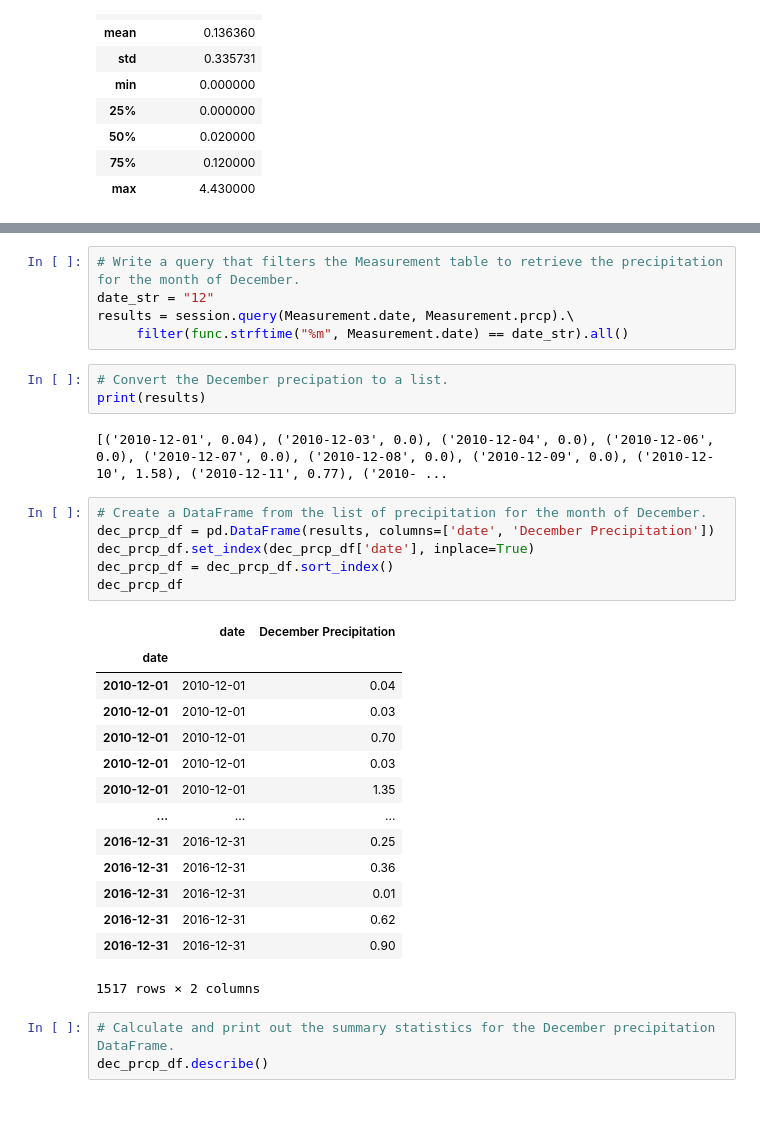
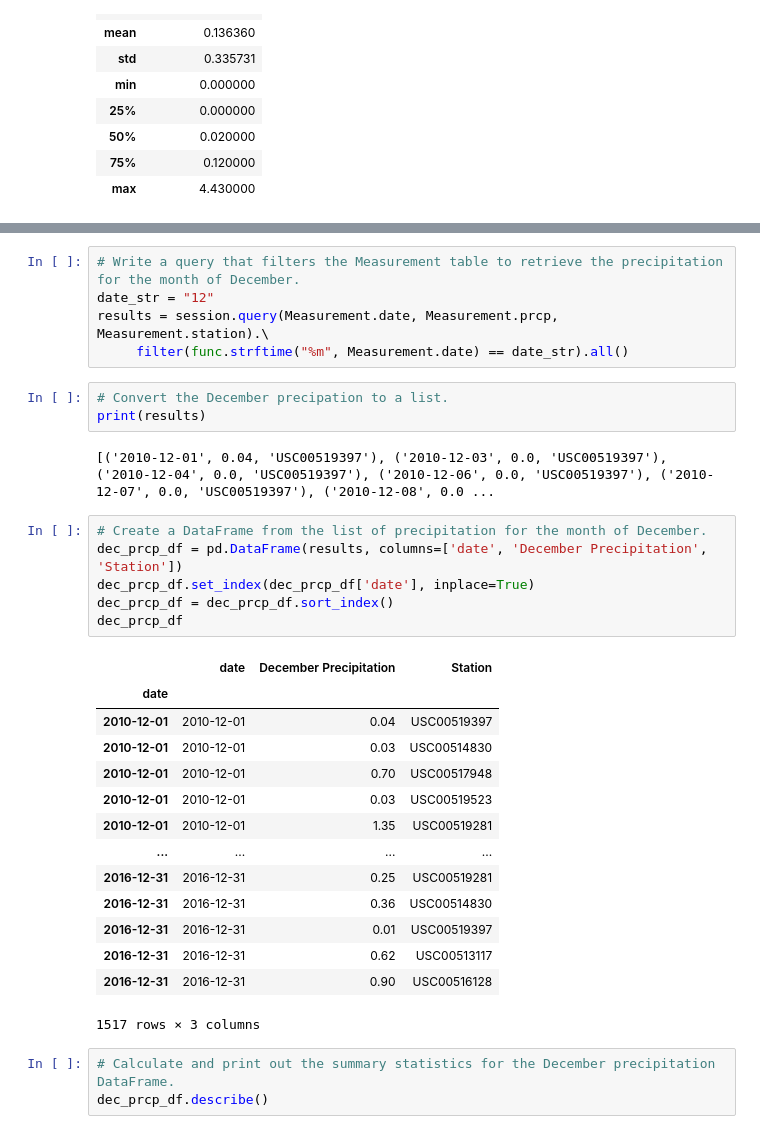
Before and after one commit to frostbrosracing/surfs_up, a Jupyter notebook: SurfsUp_Challenge.ipynb, the cells around one changed output, grey strips where cells are left out. Cells and saved outputs as stored; diff of their text form.

```diff
--- a/SurfsUp_Challenge.ipynb
+++ b/SurfsUp_Challenge.ipynb
@@ -167,34 +181,34 @@ june_prcp_df.describe()
 # %%
 # Write a query that filters the Measurement table to retrieve the precipitation for the month of December.
 date_str = "12"
-results = session.query(Measurement.date, Measurement.prcp).\
+results = session.query(Measurement.date, Measurement.prcp, Measurement.station).\
      filter(func.strftime("%m", Measurement.date) == date_str).all()
 # %%
 # Convert the December precipation to a list.
 print(results)
 # %% [output]
-[('2010-12-01', 0.04), ('2010-12-03', 0.0), ('2010-12-04', 0.0), ('2010-12-06', 0.0), ('2010-12-07', 0.0), ('2010-12-08', 0.0), ('2010-12-09', 0.0), ('2010-12-10', 1.58), ('2010-12-11', 0.77), ('2010- ...
+[('2010-12-01', 0.04, 'USC00519397'), ('2010-12-03', 0.0, 'USC00519397'), ('2010-12-04', 0.0, 'USC00519397'), ('2010-12-06', 0.0, 'USC00519397'), ('2010-12-07', 0.0, 'USC00519397'), ('2010-12-08', 0.0 ...
 # %%
 # Create a DataFrame from the list of precipitation for the month of December.
-dec_prcp_df = pd.DataFrame(results, columns=['date', 'December Precipitation'])
+dec_prcp_df = pd.DataFrame(results, columns=['date', 'December Precipitation', 'Station'])
 dec_prcp_df.set_index(dec_prcp_df['date'], inplace=True)
 dec_prcp_df = dec_prcp_df.sort_index()
 dec_prcp_df
 # %% [output]
-|  | date | December Precipitation |
-| date |  |  |
-| 2010-12-01 | 2010-12-01 | 0.04 |
-| 2010-12-01 | 2010-12-01 | 0.03 |
-| 2010-12-01 | 2010-12-01 | 0.70 |
-| 2010-12-01 | 2010-12-01 | 0.03 |
-| 2010-12-01 | 2010-12-01 | 1.35 |
-| ... | ... | ... |
-| 2016-12-31 | 2016-12-31 | 0.25 |
-| 2016-12-31 | 2016-12-31 | 0.36 |
-| 2016-12-31 | 2016-12-31 | 0.01 |
-| 2016-12-31 | 2016-12-31 | 0.62 |
-| 2016-12-31 | 2016-12-31 | 0.90 |
+|  | date | December Precipitation | Station |
+| date |  |  |  |
+| 2010-12-01 | 2010-12-01 | 0.04 | USC00519397 |
+| 2010-12-01 | 2010-12-01 | 0.03 | USC00514830 |
+| 2010-12-01 | 2010-12-01 | 0.70 | USC00517948 |
+| 2010-12-01 | 2010-12-01 | 0.03 | USC00519523 |
+| 2010-12-01 | 2010-12-01 | 1.35 | USC00519281 |
+| ... | ... | ... | ... |
+| 2016-12-31 | 2016-12-31 | 0.25 | USC00519281 |
+| 2016-12-31 | 2016-12-31 | 0.36 | USC00514830 |
+| 2016-12-31 | 2016-12-31 | 0.01 | USC00519397 |
+| 2016-12-31 | 2016-12-31 | 0.62 | USC00513117 |
+| 2016-12-31 | 2016-12-31 | 0.90 | USC00516128 |
-1517 rows × 2 columns
+1517 rows × 3 columns
 # %%
 # Calculate and print out the summary statistics for the December precipitation DataFrame.
 dec_prcp_df.describe()
```
Also changed, not shown: parts of 5 cells of this notebook.
